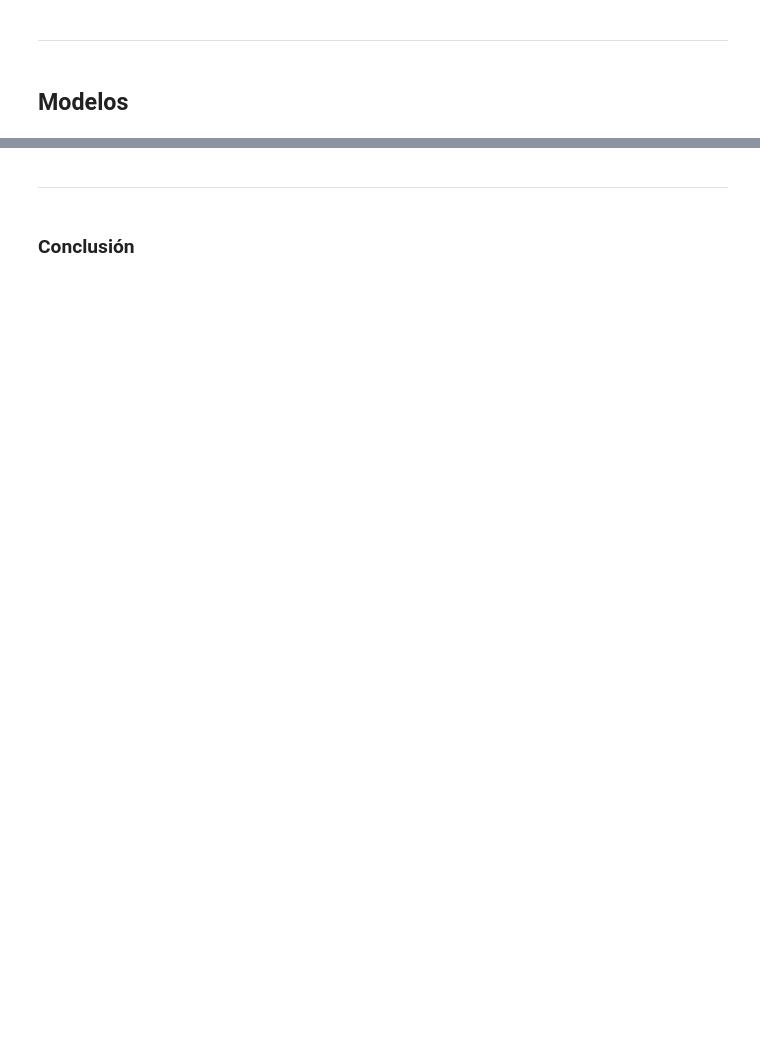
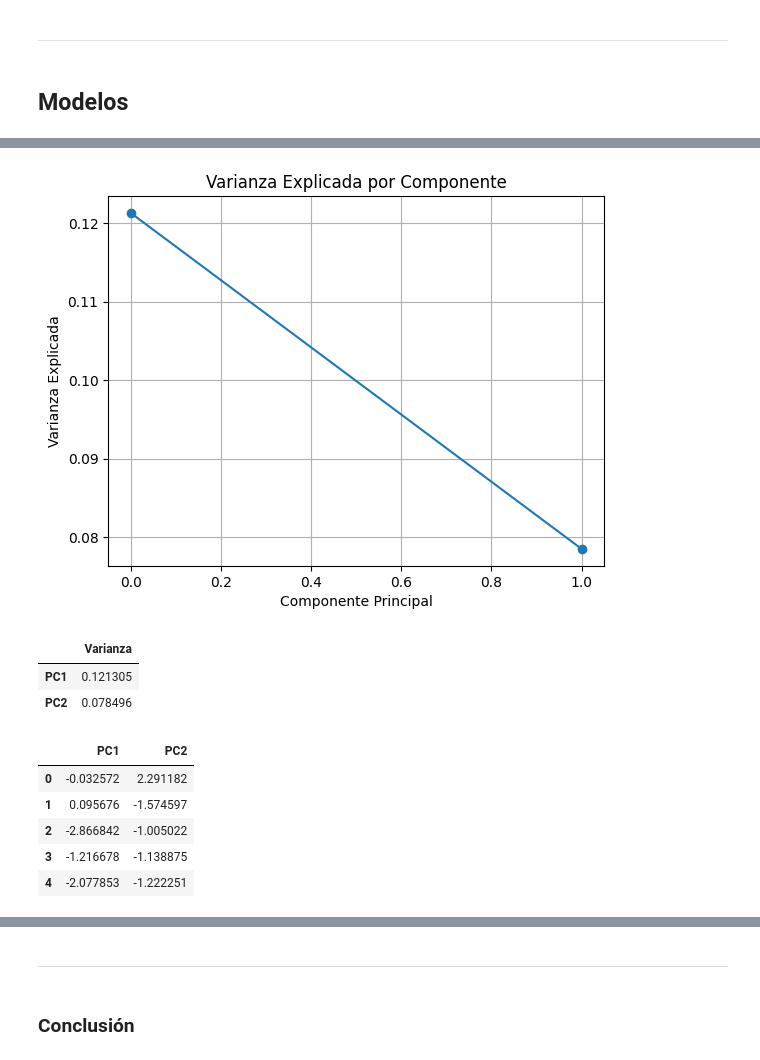
Before and after one commit to ppmelch/Lab-Aprendizaje-Estad-stico, a Jupyter notebook: Parcial 4/Examen 4/Examen 4 Práctico.ipynb, the cells around one changed output, grey strips where cells are left out. Cells and saved outputs as stored; diff of their text form; code cells hidden in the pictures; blank space fills up the shorter version.

```diff
--- a/Parcial 4/Examen 4/Examen 4 Práctico.ipynb
+++ b/Parcial 4/Examen 4/Examen 4 Práctico.ipynb
@@ -369,0 +449,13 @@ df.drop('gender_Other', axis=1, inplace=True)
+# %%
+var_pca(X,2)
+# %% [output]
+[figure, added]
+|  | Varianza |
+| PC1 | 0.121305 |
+| PC2 | 0.078496 |
+|  | PC1 | PC2 |
+| 0 | -0.032572 | 2.291182 |
+| 1 | 0.095676 | -1.574597 |
+| 2 | -2.866842 | -1.005022 |
+| 3 | -1.216678 | -1.138875 |
+| 4 | -2.077853 | -1.222251 |
```
Also changed, not shown: parts of 29 cells of this notebook, 2 other files.
